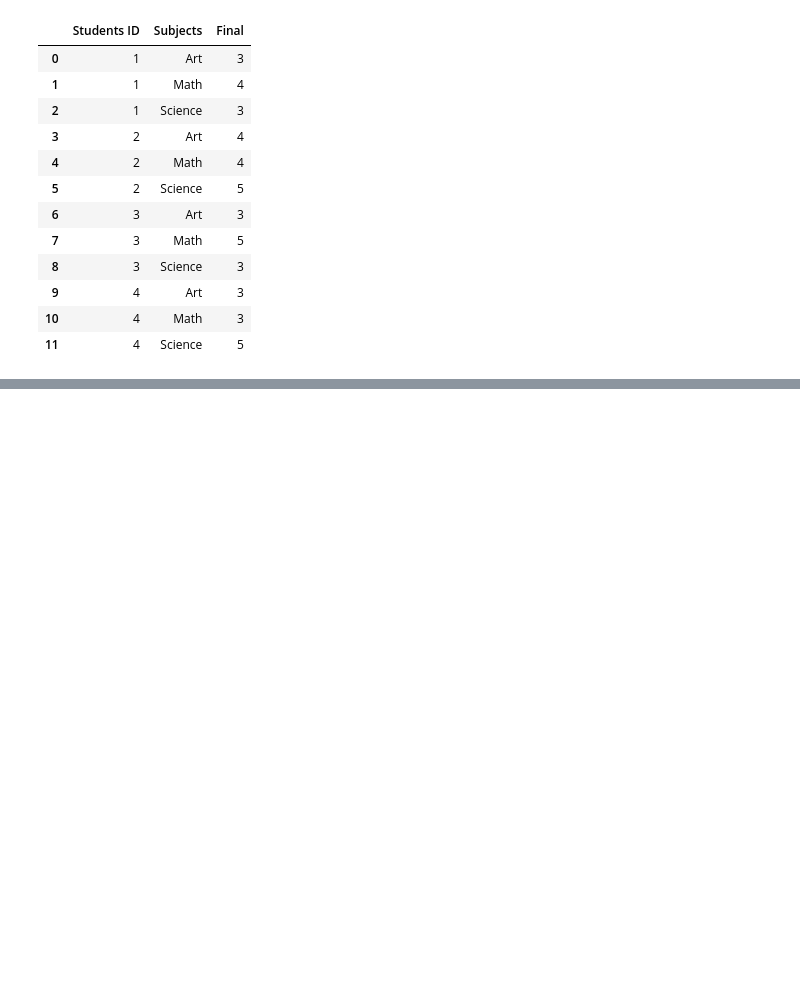
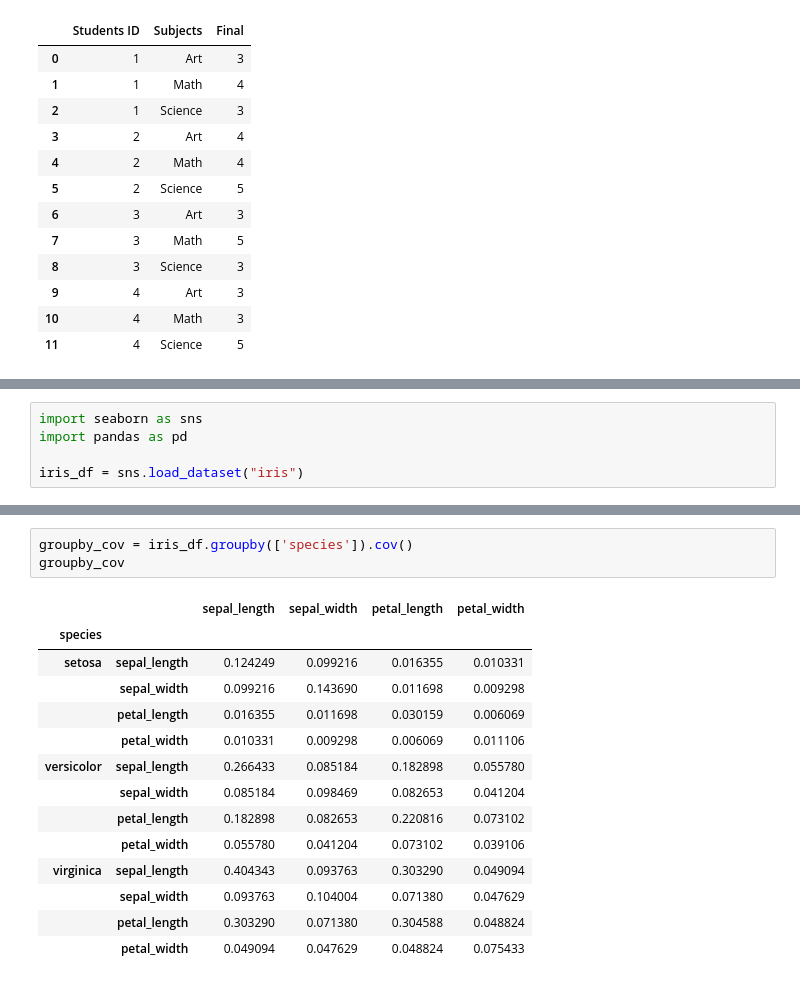
Before and after one commit to Arch-jyh/iris_books, a Jupyter notebook: book1/22/exersice.ipynb, the cells around one changed output, grey strips where cells are left out. Saved outputs shown, nothing was run; the diff lists cells and outputs as text; blank space fills up the shorter version.

```diff
--- a/book1/22/exersice.ipynb
+++ b/book1/22/exersice.ipynb
@@ -314,0 +587,5 @@ df.stack().reset_index().rename(columns={0:'Final'})
+# %%
+import seaborn as sns
+import pandas as pd
+
+iris_df = sns.load_dataset("iris")
@@ -314,0 +619,18 @@ df.stack().reset_index().rename(columns={0:'Final'})
+# %%
+groupby_cov = iris_df.groupby(['species']).cov()
+groupby_cov
+# %% [output]
+|  |  | sepal_length | sepal_width | petal_length | petal_width |
+| species |  |  |  |  |  |
+| setosa | sepal_length | 0.124249 | 0.099216 | 0.016355 | 0.010331 |
+|  | sepal_width | 0.099216 | 0.143690 | 0.011698 | 0.009298 |
+|  | petal_length | 0.016355 | 0.011698 | 0.030159 | 0.006069 |
+|  | petal_width | 0.010331 | 0.009298 | 0.006069 | 0.011106 |
+| versicolor | sepal_length | 0.266433 | 0.085184 | 0.182898 | 0.055780 |
+|  | sepal_width | 0.085184 | 0.098469 | 0.082653 | 0.041204 |
+|  | petal_length | 0.182898 | 0.082653 | 0.220816 | 0.073102 |
+|  | petal_width | 0.055780 | 0.041204 | 0.073102 | 0.039106 |
+| virginica | sepal_length | 0.404343 | 0.093763 | 0.303290 | 0.049094 |
+|  | sepal_width | 0.093763 | 0.104004 | 0.071380 | 0.047629 |
+|  | petal_length | 0.303290 | 0.071380 | 0.304588 | 0.048824 |
+|  | petal_width | 0.049094 | 0.047629 | 0.048824 | 0.075433 |
```
Also changed, not shown: parts of 44 cells of this notebook, 1 other file.
